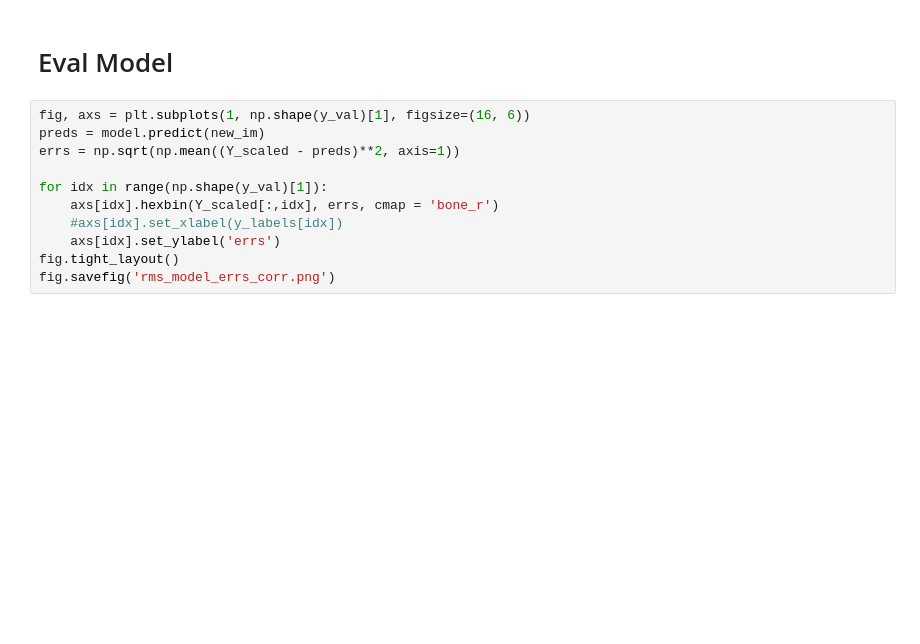
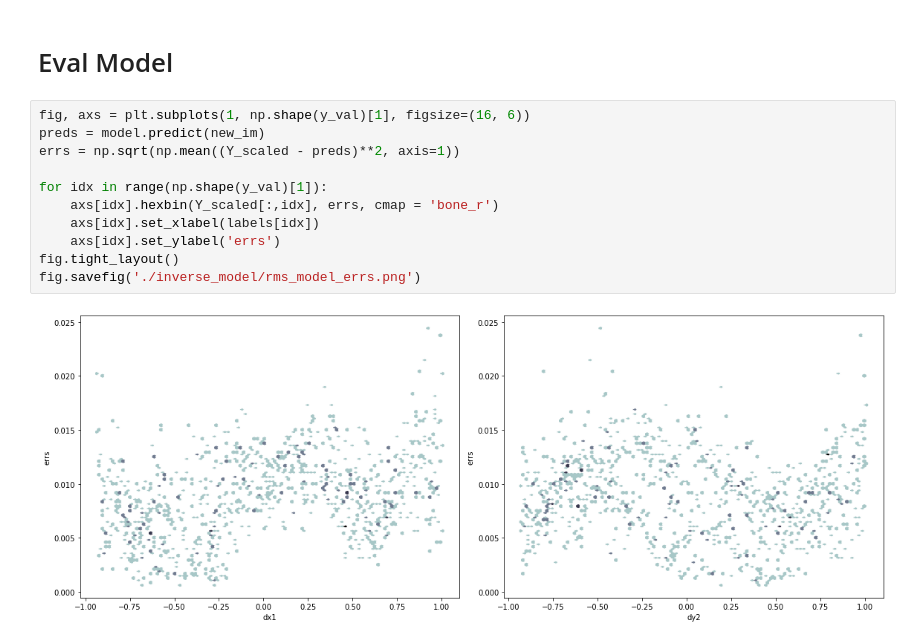
Before and after one commit to radiasoft/rslight, a Jupyter notebook: MachineLearning/SRW/inverse_model.ipynb, the cells around one changed output. Drawn from its saved outputs; the diff is of its cells as text; blank space fills up the shorter version.

```diff
--- a/MachineLearning/SRW/inverse_model.ipynb
+++ b/MachineLearning/SRW/inverse_model.ipynb
@@ -215,11 +231,13 @@ plt.show()
 # %%
 fig, axs = plt.subplots(1, np.shape(y_val)[1], figsize=(16, 6))
 preds = model.predict(new_im)
 errs = np.sqrt(np.mean((Y_scaled - preds)**2, axis=1))
 
 for idx in range(np.shape(y_val)[1]):
     axs[idx].hexbin(Y_scaled[:,idx], errs, cmap = 'bone_r')
-    #axs[idx].set_xlabel(y_labels[idx])
+    axs[idx].set_xlabel(labels[idx])
     axs[idx].set_ylabel('errs')
 fig.tight_layout()
-fig.savefig('rms_model_errs_corr.png')
+fig.savefig('./inverse_model/rms_model_errs.png')
+# %% [output]
+[figure, added]
```
Also changed, not shown: parts of 19 cells of this notebook, 37 other files.
